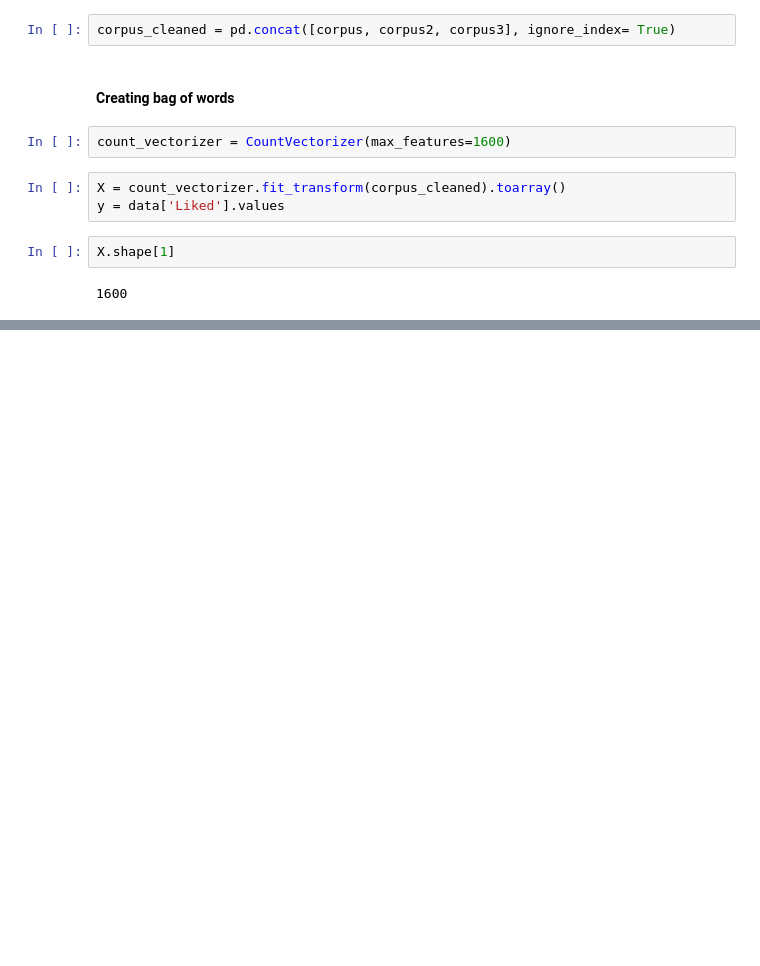
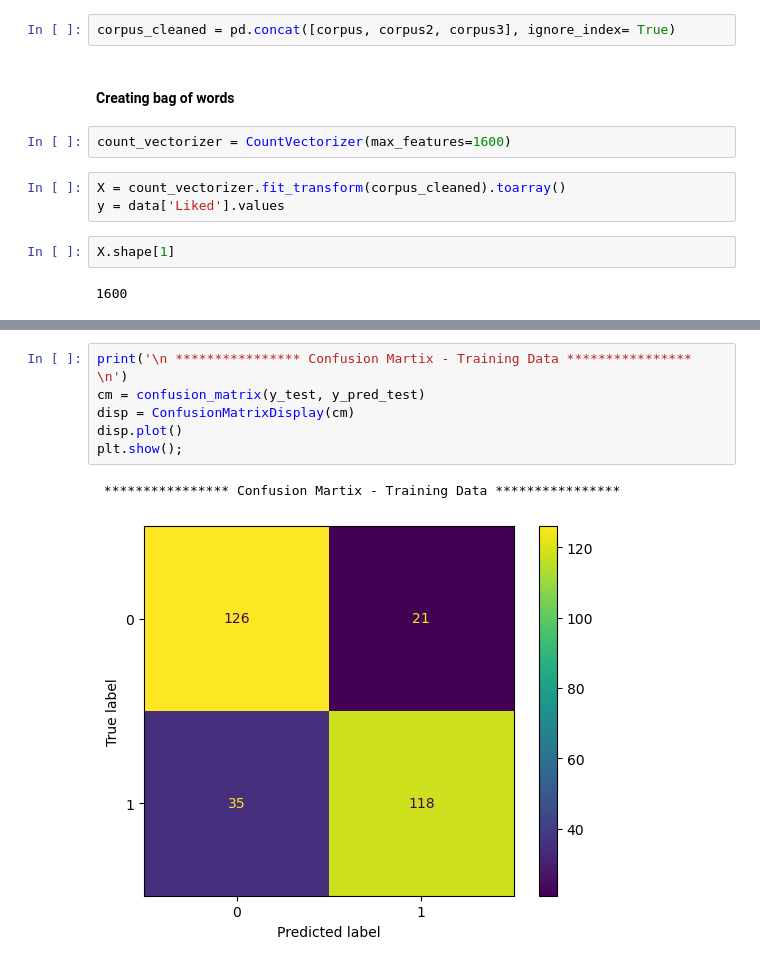
Before and after one commit to lavkushsingh31/NLP_Codes, a Jupyter notebook: Practice Udemy - NLP - Review Classifier.ipynb, the cells around one changed output, grey strips where cells are left out. Drawn from its saved outputs; the diff is of its cells as text; blank space fills up the shorter version.

```diff
--- a/Practice Udemy - NLP - Review Classifier.ipynb
+++ b/Practice Udemy - NLP - Review Classifier.ipynb
@@ -106,0 +311,9 @@ X.shape[1]
+# %%
+print('\n **************** Confusion Martix - Training Data **************** \n')
+cm = confusion_matrix(y_test, y_pred_test)
+disp = ConfusionMatrixDisplay(cm)
+disp.plot()
+plt.show();
+# %% [output]
+ **************** Confusion Martix - Training Data ****************
+[figure, added]
```
Also changed, not shown: parts of 26 cells of this notebook.
